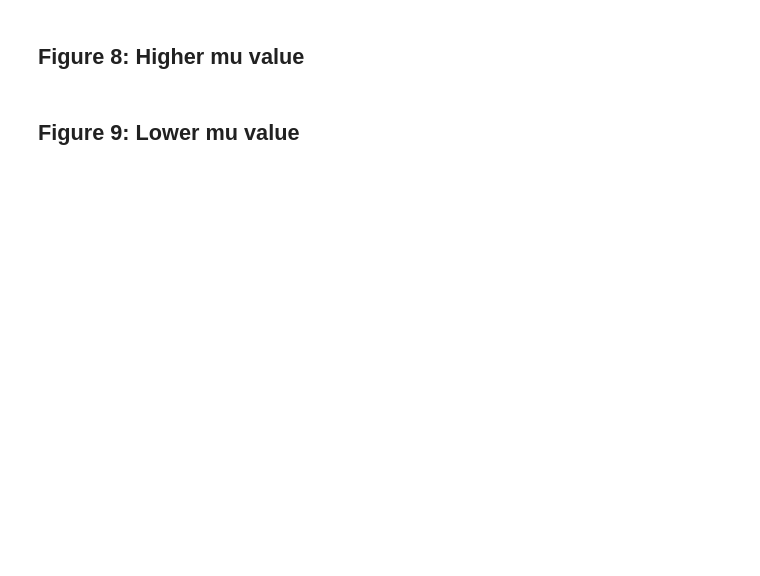
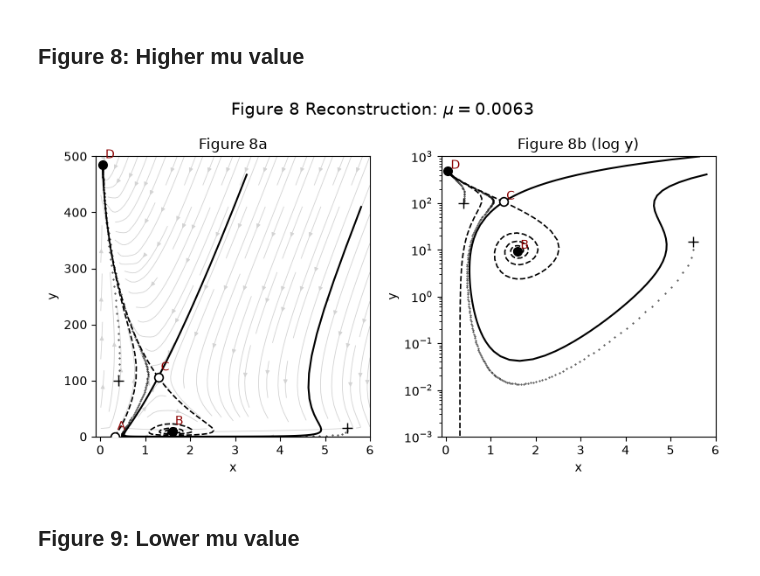
Before and after one commit to adunnb/Kuznetsov-1994-Recreation, a Jupyter notebook: Kuznetsov_Figure_Plots.ipynb, the cells around one changed output. Cells and saved outputs as stored; diff of their text form; code cells hidden in the pictures; blank space fills up the shorter version.

```diff
--- a/Kuznetsov_Figure_Plots.ipynb
+++ b/Kuznetsov_Figure_Plots.ipynb
@@ -925,34 +958,36 @@ fig8_settings = [
     ),
     (
         'Figure 8b (log y)',
         [
             (0.4, 100),
             (5.5, 15),
         ],
         (-0.1, 6.0),
         (1e-3, 1000),
         True
     ),
 ]
 
 fig8, axes = plt.subplots(1, 2, figsize=(8, 4.5))
 
 for ax, settings in zip(axes, fig8_settings):
 
     title, initials, xlim, ylim, log_y = settings
 
     # T_unstable extended so C's unstable manifold fully spirals into B,
     # matching the multi-loop spiral in the paper's figure. A sits at y=0,
     # so its own point is invisible on the log axis, but its unstable
     # manifold (y > 0 immediately off A) still plots fine.
     plotter_fig8.make_panel(ax, initials, title, xlim, ylim, log_y,
                             manifold_kwargs={'T_stable': 45, 'T_unstable': 250},
                             show_unstable_A=True)
 
 
-plt.suptitle(r'Figure 8 Reconstruction: $\mu = 0.0055$', fontsize=14)
+plt.suptitle(rf'Figure 8 Reconstruction: $\mu = {mu_fig8}$', fontsize=14)
 plt.tight_layout()
 plt.show()
+# %% [output]
+[figure, added]
 # %% [markdown]
 ## Figure 9: Lower mu value
 # %%
```
Also changed, not shown: parts of 13 cells of this notebook, 12 other files.
